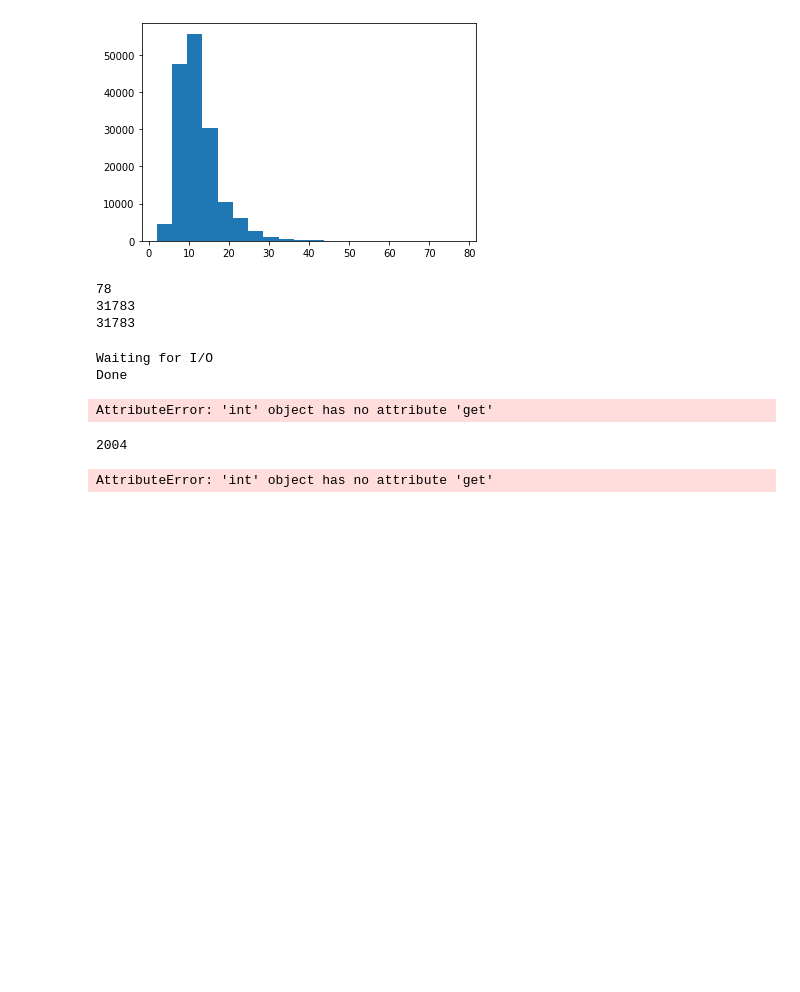
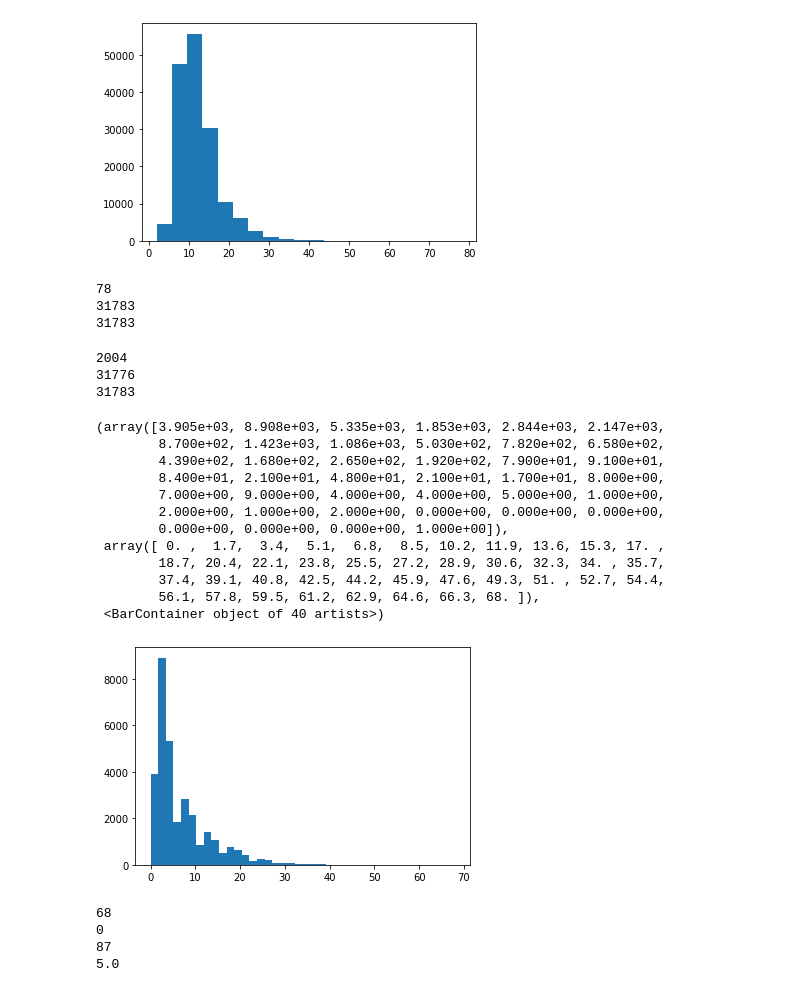
Before and after one commit to jalebara/ImageCaptioningSchoolProject, a Jupyter notebook: src/bottom_up.ipynb, the cells around one changed output. Drawn from its saved outputs; the diff is of its cells as text; code cells hidden in the pictures; blank space fills up the shorter version.

```diff
--- a/src/bottom_up.ipynb
+++ b/src/bottom_up.ipynb
@@ -183,12 +161,14 @@ for i, img_id in enumerate(tqdm(img_ids, desc="Loading Data")):
         if len(tokens) > max_caption_length - 2: # we don't want excessively long captions
             continue
         cap_store[img_id].append(cap)
-
         for toke in tokens:
             words[toke] += 1
-    if len(cap_store[img_id]) == 0:
+
+    if len(cap_store[img_id]) <= 0:
+        print(img_id)
         ids.remove(img_id) # remove image if we don't have enough captions
         continue
+
     if save_images:
         image_group = store.require_group(img_id)
         height, width = image.shape[:2]
@@ -233,9 +215,18 @@ def store_captions(img_id, store_type, tokenized_captions, lengths):
     # store caption
     dataset_path = "/home/jalexbox/Code/school/ece763/class_project/ImageCaptioningProject/flickr30k"
     archive = exdir.File(dataset_path)
-    store = archive[store_type]
-    store[img_id].attrs["captions"] = tokenized_captions
-    store[img_id].attrs["lengths"] = lengths
+    store = archive.require_group(store_type)
+    try:
+        assert len(tokenized_captions) > 0
+        assert len(lengths) > 0
+        store[img_id].attrs["captions"] = tokenized_captions
+        store[img_id].attrs["lengths"] = lengths
+    except Exception as e:
+        print(img_id)
+        print(tokenized_captions)
+        print(lengths)
+        print(e)
+        raise
     return 1
 # %%
 # build token-map
@@ -253,7 +244,7 @@ res_lengths = {}
 # store tokens for dataset
 num_completed = 0
 buffer = []
-with Pool(6) as pool:
+with Pool(12) as pool:
     for img_id in tqdm(img_ids, desc="Processing Captions"):
         if img_id in train_ids:
             store = "train"
@@ -283,26 +274,23 @@ with Pool(6) as pool:
             while len(res) < max_caption_length:
                 res.append(token_map["<pad>"])
             tokenized_captions.append(res)
+
         buffer.append((img_id, store, tokenized_captions, lengths))
         # store caption
-        if len(buffer >= 6):
+        if len(buffer) >= 12:
             res = [pool.apply_async(store_captions, x) for x in buffer]
             for r in res:
                 r.wait()
+                num_completed += r.get()
             buffer = []
-# %% [output]
-Waiting for I/O
-Done
-AttributeError: 'int' object has no attribute 'get'
 # %%
 print(len(token_map))
-
-for r in res:
-    num_completed += r.get()
-assert num_completed == len(img_ids)
+print(num_completed)
+print(len(img_ids))
 # %% [output]
 2004
+31776
+31783
-AttributeError: 'int' object has no attribute 'get'
 # %%
 archive.attrs["word_map"] = token_map
 archive.attrs["max_cap_len"] = max_caption_length
@@ -309,0 +297,36 @@ archive.attrs["valid_ids"] = ids
+# %%
+# Check for empty arrays
+checked_ids = []
+number_of_detections = []
+for mode in ["train", "valid", "test"]:
+    store = archive.require_group(mode)
+    for id in tqdm(store.keys(), desc=mode):
+        detects = store[id]["region_features"].shape[0]
+        checked_ids.append(id)
+        number_of_detections.append(detects)
+# %%
+plt.hist(number_of_detections, bins=40)
+# %% [output]
+(array([3.905e+03, 8.908e+03, 5.335e+03, 1.853e+03, 2.844e+03, 2.147e+03,
+        8.700e+02, 1.423e+03, 1.086e+03, 5.030e+02, 7.820e+02, 6.580e+02,
+        4.390e+02, 1.680e+02, 2.650e+02, 1.920e+02, 7.900e+01, 9.100e+01,
+        8.400e+01, 2.100e+01, 4.800e+01, 2.100e+01, 1.700e+01, 8.000e+00,
+        7.000e+00, 9.000e+00, 4.000e+00, 4.000e+00, 5.000e+00, 1.000e+00,
+        2.000e+00, 1.000e+00, 2.000e+00, 0.000e+00, 0.000e+00, 0.000e+00,
+        0.000e+00, 0.000e+00, 0.000e+00, 1.000e+00]),
+ array([ 0. ,  1.7,  3.4,  5.1,  6.8,  8.5, 10.2, 11.9, 13.6, 15.3, 17. ,
+        18.7, 20.4, 22.1, 23.8, 25.5, 27.2, 28.9, 30.6, 32.3, 34. , 35.7,
+        37.4, 39.1, 40.8, 42.5, 44.2, 45.9, 47.6, 49.3, 51. , 52.7, 54.4,
+        56.1, 57.8, 59.5, 61.2, 62.9, 64.6, 66.3, 68. ]),
+ <BarContainer object of 40 artists>)
+[figure, added]
+# %%
+print(max(number_of_detections))
+print(min(number_of_detections))
+print(np.sum(np.asarray(number_of_detections) == 0))
+print(np.median(np.asarray(number_of_detections)))
+# %% [output]
+68
+0
+87
+5.0
```
Also changed, not shown: parts of 12 cells of this notebook, 9 other files.
